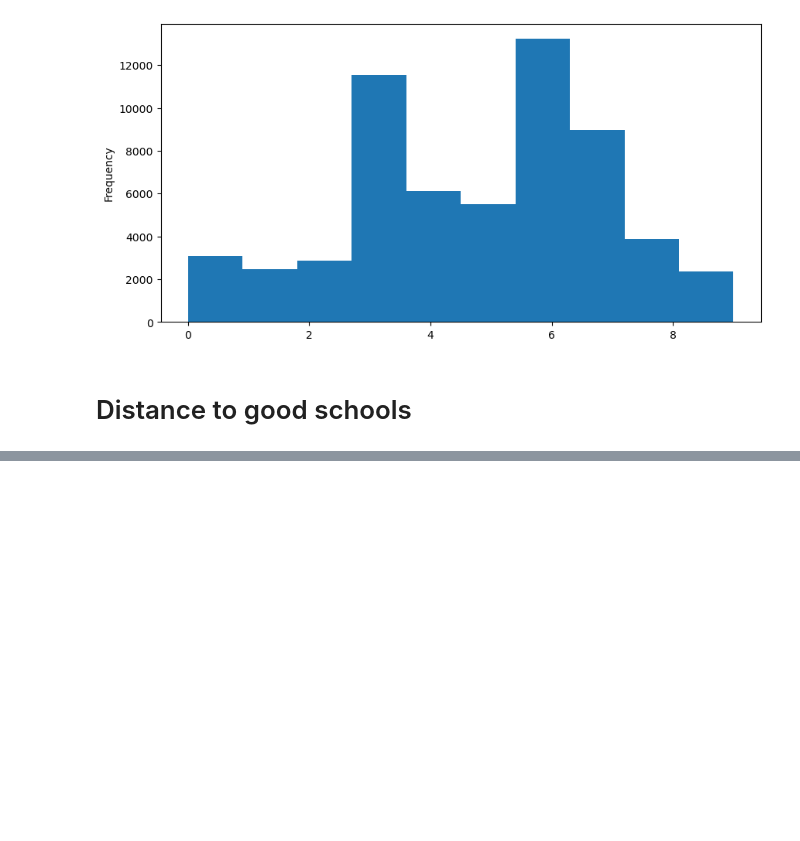
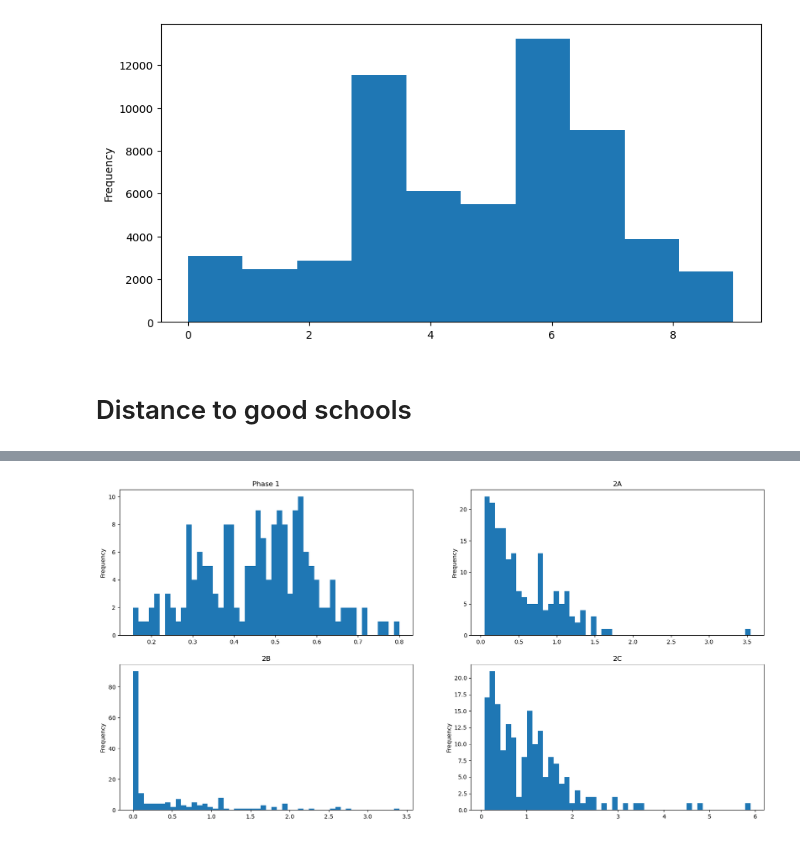
Before and after one commit to luchungi/CS5228, a Jupyter notebook: Feature_Engineering.ipynb, the cells around one changed output, grey strips where cells are left out. Cells and saved outputs as stored; diff of their text form; code cells hidden in the pictures; blank space fills up the shorter version.

Commit message:
Analyse ratio for good schools

```diff
--- a/Feature_Engineering.ipynb
+++ b/Feature_Engineering.ipynb
@@ -37,0 +48,3 @@ train_df['age_bin'].plot(kind='hist', bins=n_age_bins, figsize=(10, 5))
+# %%
+ballot_df = pd.read_csv('./data/auxiliary-data/sg-school-balloting-processed.csv')
+ballot_df.head()
@@ -37,0 +70,9 @@ train_df['age_bin'].plot(kind='hist', bins=n_age_bins, figsize=(10, 5))
+# %%
+cols = ballot_df.columns[1:]
+n = len(cols) // 2
+fig,ax = plt.subplots(2, n, figsize=(20, 10))
+for i, col in enumerate(cols):
+    ballot_df[col].plot(ax=ax[i//n, i%n], kind='hist', bins=50)
+    ax[i//n, i%n].set_title(col)
+# %% [output]
+[figure, added]
```
Also changed, not shown: parts of 6 cells of this notebook.
